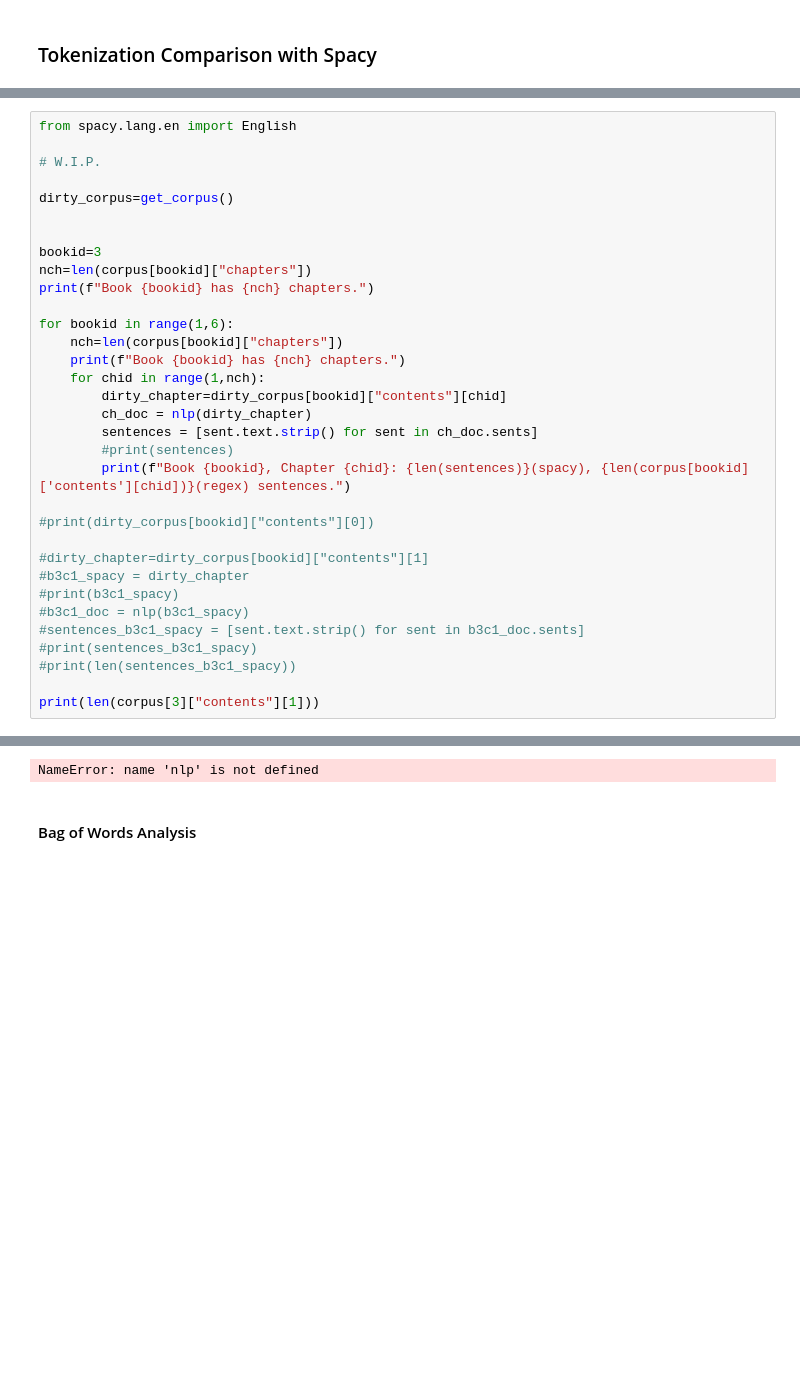
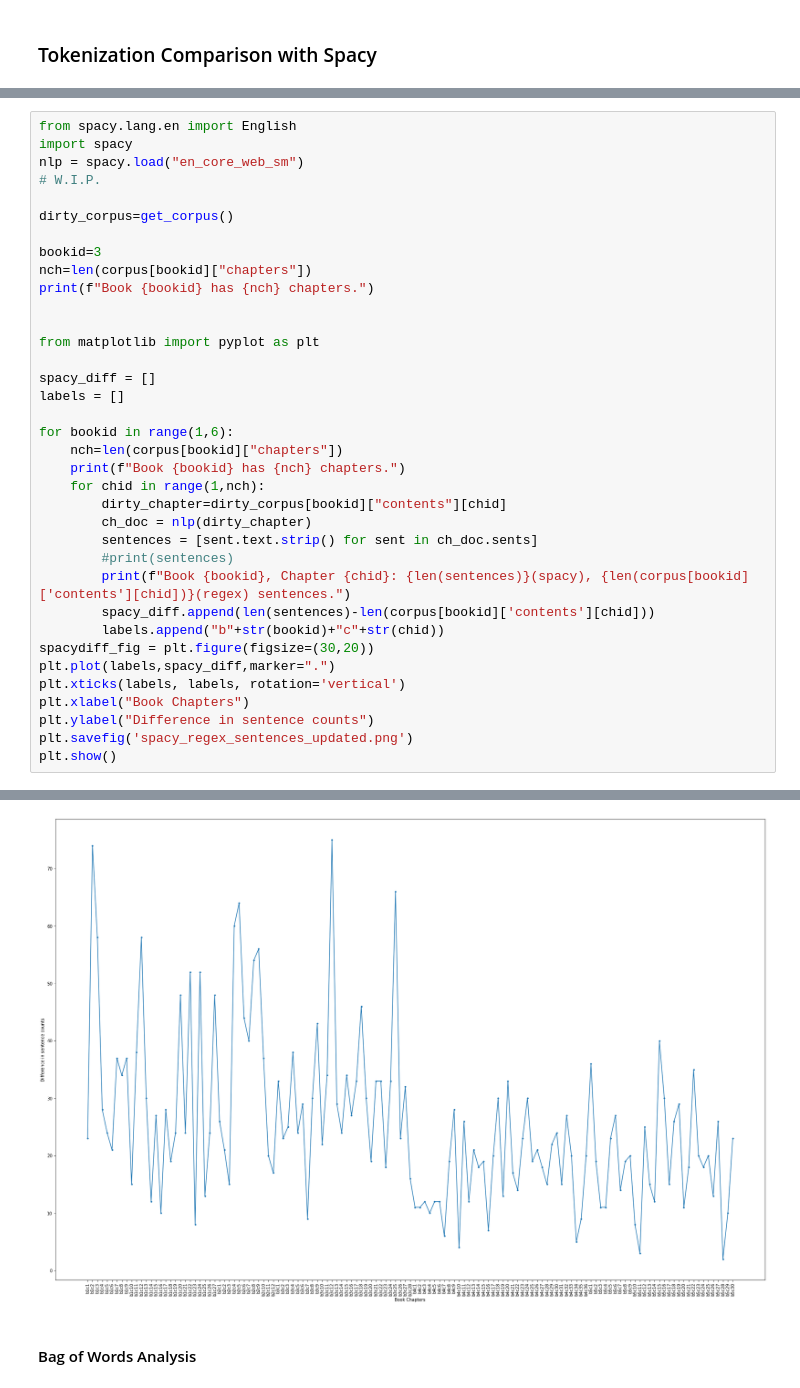
Before and after one commit to 692-Team-1-NLP/proj-1, a Jupyter notebook: Proj_1_collab.ipynb, the cells around one changed output, grey strips where cells are left out. Drawn from its saved outputs; the diff is of its cells as text; blank space fills up the shorter version.

```diff
--- a/Proj_1_collab.ipynb
+++ b/Proj_1_collab.ipynb
@@ -1253,14 +1272,20 @@ The folder you are executing pip from can no longer be found.
 # %%
 from spacy.lang.en import English
-
+import spacy
+nlp = spacy.load("en_core_web_sm")
 # W.I.P.
 
 dirty_corpus=get_corpus()
 
-
 bookid=3
 nch=len(corpus[bookid]["chapters"])
 print(f"Book {bookid} has {nch} chapters.")
+
+
+from matplotlib import pyplot as plt
+
+spacy_diff = []
+labels = []
 
 for bookid in range(1,6):
     nch=len(corpus[bookid]["chapters"])
@@ -1271,18 +1296,15 @@ for bookid in range(1,6):
         sentences = [sent.text.strip() for sent in ch_doc.sents]
         #print(sentences)
         print(f"Book {bookid}, Chapter {chid}: {len(sentences)}(spacy), {len(corpus[bookid]['contents'][chid])}(regex) sentences.")
-
-#print(dirty_corpus[bookid]["contents"][0])
-
-#dirty_chapter=dirty_corpus[bookid]["contents"][1]
-#b3c1_spacy = dirty_chapter
-#print(b3c1_spacy)
-#b3c1_doc = nlp(b3c1_spacy)
-#sentences_b3c1_spacy = [sent.text.strip() for sent in b3c1_doc.sents]
-#print(sentences_b3c1_spacy)
-#print(len(sentences_b3c1_spacy))
-
-print(len(corpus[3]["contents"][1]))
+        spacy_diff.append(len(sentences)-len(corpus[bookid]['contents'][chid]))
+        labels.append("b"+str(bookid)+"c"+str(chid))
+spacydiff_fig = plt.figure(figsize=(30,20))
+plt.plot(labels,spacy_diff,marker=".")
+plt.xticks(labels, labels, rotation='vertical')
+plt.xlabel("Book Chapters")
+plt.ylabel("Difference in sentence counts")
+plt.savefig('spacy_regex_sentences_updated.png')
+plt.show()
 # %% [output]
 Book 3 has 29 chapters.
 Book 1 has 28 chapters.
@@ -1289,4 +1326,4 @@ Book 1 has 28 chapters.
-NameError: name 'nlp' is not defined
+[figure, added]
 # %% [markdown]
 
 #### Bag of Words Analysis
```
Also changed, not shown: parts of 14 cells of this notebook.
